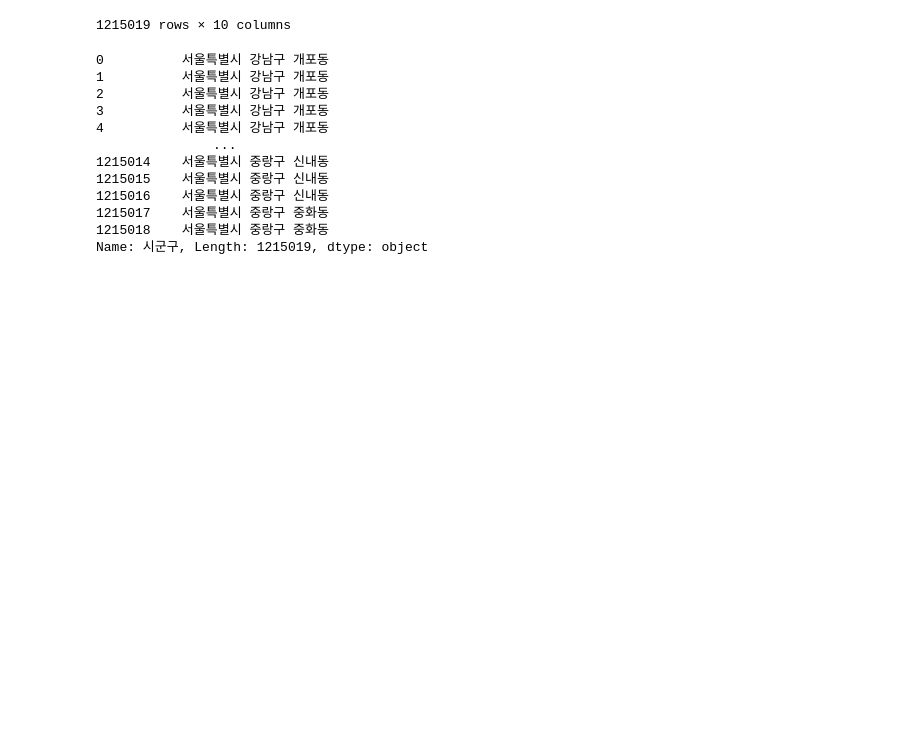
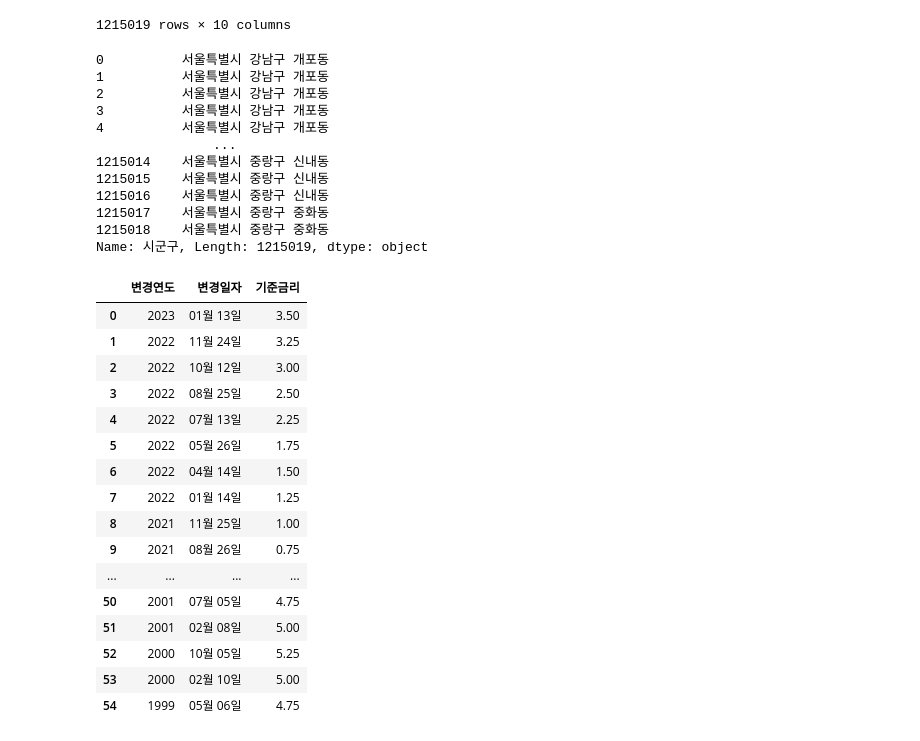
Before and after one commit to HyunahKim1111/himedia_jupyter_files, a Jupyter notebook: 나홀로연습03_부동산실거래.ipynb, the cells around one changed output. Cells and saved outputs as stored; diff of their text form; code cells hidden in the pictures; blank space fills up the shorter version.

```diff
--- a/나홀로연습03_부동산실거래.ipynb
+++ b/나홀로연습03_부동산실거래.ipynb
@@ -320,3 +320,5 @@ sigungu
 1215017    서울특별시 중랑구 중화동
 1215018    서울특별시 중랑구 중화동
 Name: 시군구, Length: 1215019, dtype: object
+# %%
+base_rate = pd.read_excel("C:/bigdata/data/전국부동산실거래가/한국은행기준금리1999-2023.xlsx")
@@ -322,0 +327,20 @@ Name: 시군구, Length: 1215019, dtype: object
+# %%
+base_rate
+# %% [output]
+|  | 변경연도 | 변경일자 | 기준금리 |
+| 0 | 2023 | 01월 13일 | 3.50 |
+| 1 | 2022 | 11월 24일 | 3.25 |
+| 2 | 2022 | 10월 12일 | 3.00 |
+| 3 | 2022 | 08월 25일 | 2.50 |
+| 4 | 2022 | 07월 13일 | 2.25 |
+| 5 | 2022 | 05월 26일 | 1.75 |
+| 6 | 2022 | 04월 14일 | 1.50 |
+| 7 | 2022 | 01월 14일 | 1.25 |
+| 8 | 2021 | 11월 25일 | 1.00 |
+| 9 | 2021 | 08월 26일 | 0.75 |
+| ... | ... | ... | ... |
+| 50 | 2001 | 07월 05일 | 4.75 |
+| 51 | 2001 | 02월 08일 | 5.00 |
+| 52 | 2000 | 10월 05일 | 5.25 |
+| 53 | 2000 | 02월 10일 | 5.00 |
+| 54 | 1999 | 05월 06일 | 4.75 |
```
Also changed, not shown: parts of 1 cell of this notebook.
